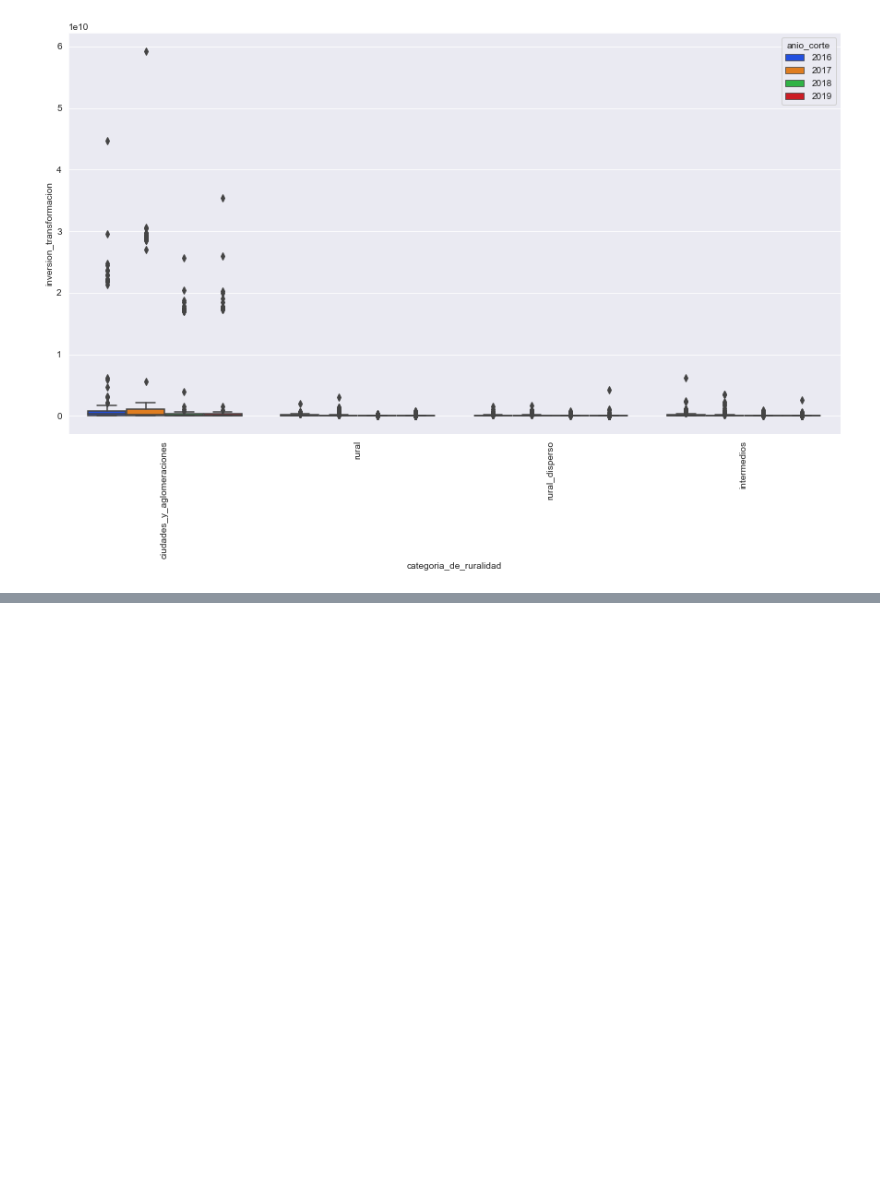
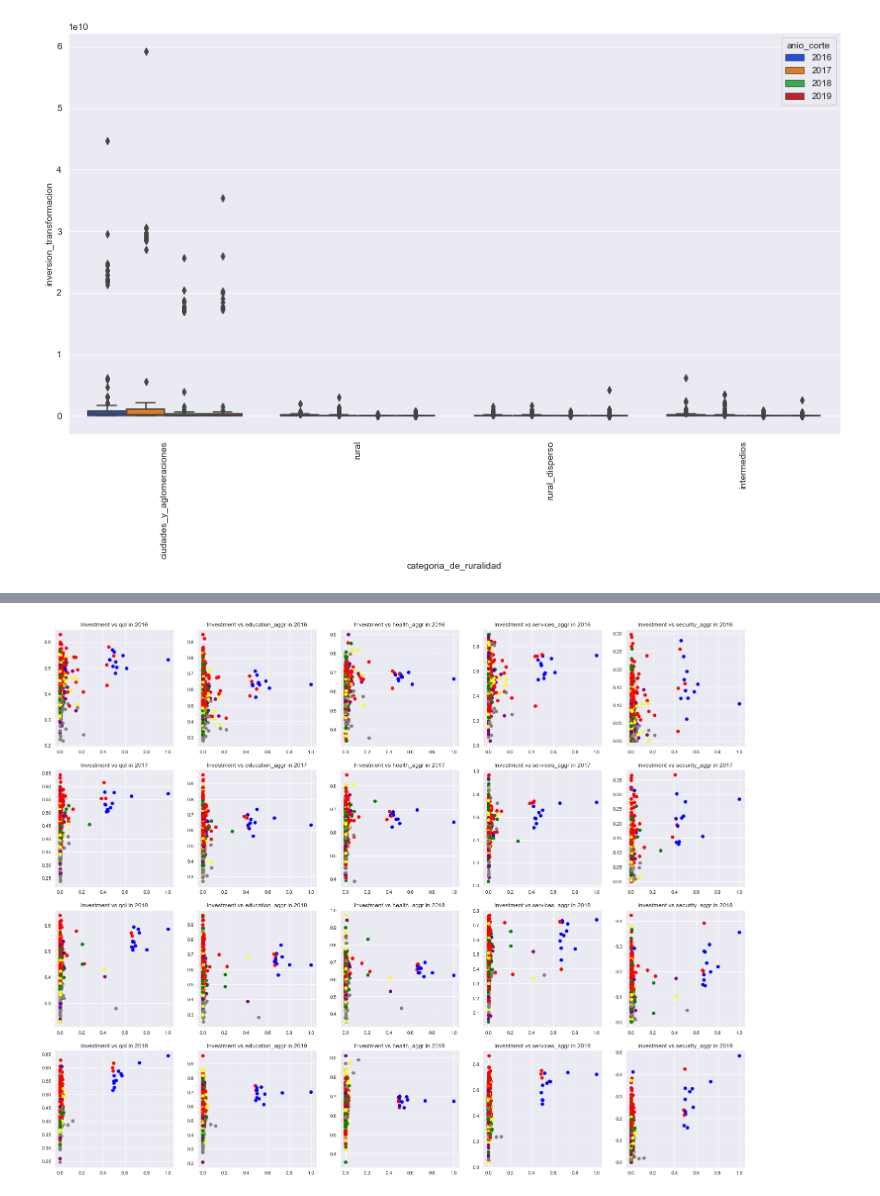
Before and after one commit to druiz35/ds4a_Team75, a Jupyter notebook: data_explor.ipynb, the cells around one changed output, grey strips where cells are left out. Saved outputs shown, nothing was run; the diff lists cells and outputs as text; code cells hidden in the pictures; blank space fills up the shorter version.

Commit message:
Added Shapiro-test results for all the numeric variables; QoL index according to DANE; graphs of QoL vs MinTIC Investments (overall).

```diff
--- a/data_explor.ipynb
+++ b/data_explor.ipynb
@@ -274,0 +285,6 @@ plt.show()
+# %%
+def min_max_standarize(feature, new_min=0, new_max=1):
+    new_feature = [
+        (x - feature.min()) / (feature.max() - feature.min()) * (new_max - new_min) + new_min for x in feature
+    ]
+    return pd.Series(new_feature)
@@ -274,0 +328,19 @@ plt.show()
+# %%
+features = []
+shap_pvals = []
+normal = []
+box_cox = []
+lambda_ = []
+for feature in df_merged_final_vars.columns:
+    if df_merged_final_vars[feature].dtype in ['int64', 'float64']:
+        features.append(feature)
+        shap_pvals.append(shapiro(df_merged_final_vars[feature])[1])
+        if shapiro(df_merged_final_vars[feature])[1] <0.05:
+            pos_data = df_merged_final_vars[df_merged_final_vars[feature] > 0.0][feature]
+            transformed_feature, lambda_value = stats.boxcox(pos_data)
+            lambda_.append(lambda_value)
+            normal.append('No')
+        else:
+            normal.append('Yes')
+
+pd.DataFrame({'Feature':features, 'Shapiro p-val': shap_pvals, 'Normal':normal, 'Box-cox lambda':lambda_})
@@ -274,0 +365,16 @@ plt.show()
+# %%
+c_map={'c':'blue', 'g1':'red', 'g2':'green', 'g3':'yellow', 'g4':'purple', 'g5':'gray'}
+fig, ax = plt.subplots(4,5, figsize=(25,20))
+feats = ['qol','education_aggr','health_aggr','services_aggr','security_aggr']
+anios = list(df_merged_final_vars['anio_corte'].unique())
+for feature in range(len(feats)):
+    for anio in range(len(anios)):
+        title = 'Investment vs ' + feats[feature] + ' in '+ str(anios[anio])
+        ax[anio, feature].scatter(
+            x=min_max_standarize(df_merged_final_vars[df_merged_final_vars['anio_corte']==anios[anio]]['inversion']),
+            y=df_merged_final_vars[df_merged_final_vars['anio_corte']==anios[anio]][feats[feature]],
+            c=[c_map[_] for _ in df_merged_final_vars[df_merged_final_vars['anio_corte']==anios[anio]]['grupo_dotaciones']]
+        )
+        ax[anio, feature].set_title(title)
+# %% [output]
+[figure, added]
```
Also changed, not shown: parts of 6 cells of this notebook.
